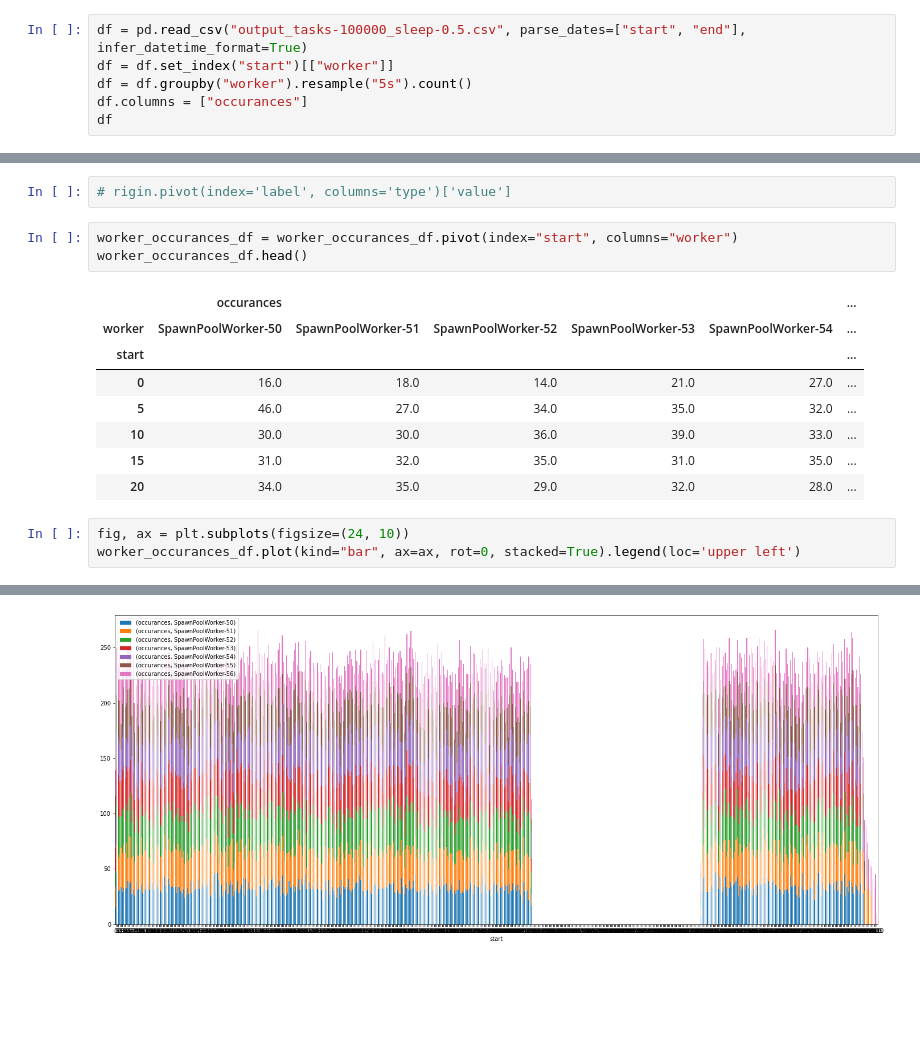
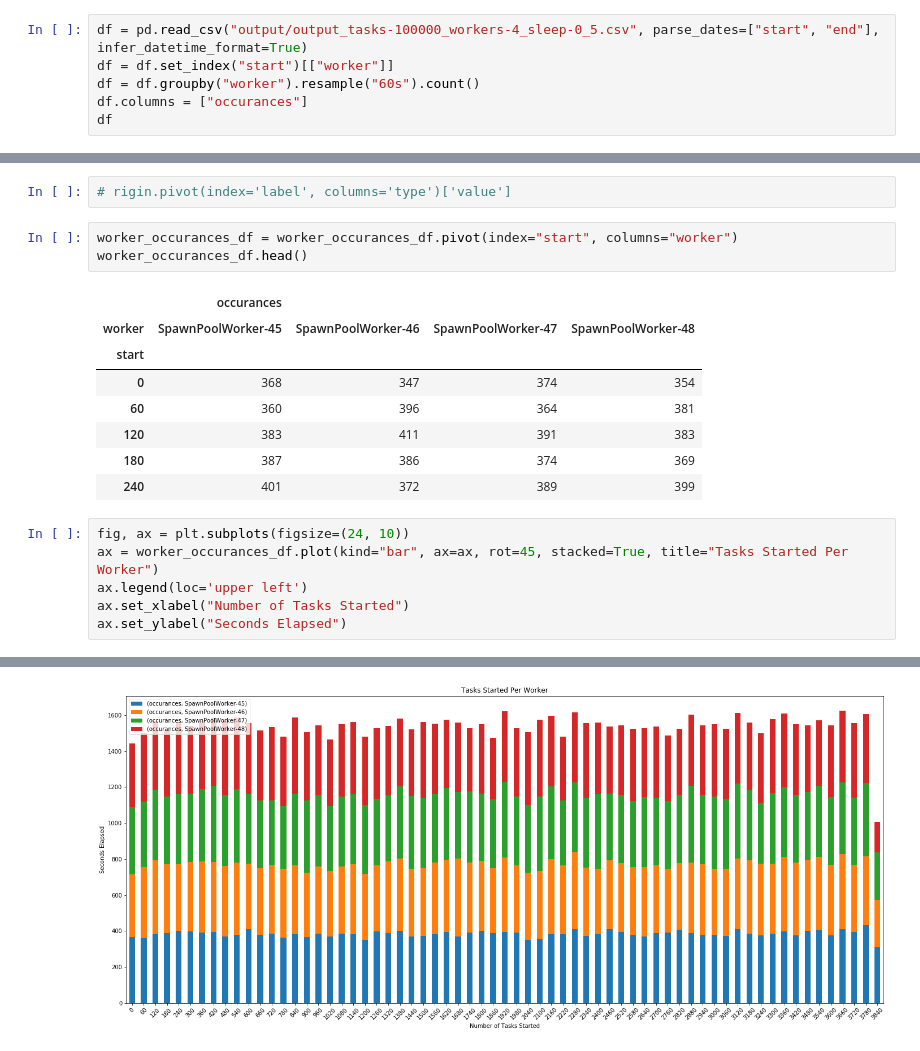
Before and after one commit to ryancollingwood/PythonConcurrency, a Jupyter notebook: Start Times.ipynb, the cells around one changed output, grey strips where cells are left out. Drawn from its saved outputs; the diff is of its cells as text; blank space fills up the shorter version.

Commit message:
update readme and generation of plots

```diff
--- a/Start Times.ipynb
+++ b/Start Times.ipynb
@@ -3,9 +3,9 @@ import pandas as pd
 import numpy as np
 import matplotlib.pyplot as plt
 # %%
-df = pd.read_csv("output_tasks-100000_sleep-0.5.csv", parse_dates=["start", "end"], infer_datetime_format=True)
+df = pd.read_csv("output/output_tasks-100000_workers-4_sleep-0_5.csv", parse_dates=["start", "end"], infer_datetime_format=True)
 df = df.set_index("start")[["worker"]]
-df = df.groupby("worker").resample("5s").count()
+df = df.groupby("worker").resample("60s").count()
 df.columns = ["occurances"]
 df
 # %% [output]
@@ -92,15 +92,18 @@ worker_occurances_df.head()
 worker_occurances_df = worker_occurances_df.pivot(index="start", columns="worker")
 worker_occurances_df.head()
 # %% [output]
-|  | occurances |  |  |  |  | ... |
-| worker | SpawnPoolWorker-50 | SpawnPoolWorker-51 | SpawnPoolWorker-52 | SpawnPoolWorker-53 | SpawnPoolWorker-54 | ... |
-| start |  |  |  |  |  | ... |
-| 0 | 16.0 | 18.0 | 14.0 | 21.0 | 27.0 | ... |
-| 5 | 46.0 | 27.0 | 34.0 | 35.0 | 32.0 | ... |
-| 10 | 30.0 | 30.0 | 36.0 | 39.0 | 33.0 | ... |
-| 15 | 31.0 | 32.0 | 35.0 | 31.0 | 35.0 | ... |
-| 20 | 34.0 | 35.0 | 29.0 | 32.0 | 28.0 | ... |
+|  | occurances |  |  |  |
+| worker | SpawnPoolWorker-45 | SpawnPoolWorker-46 | SpawnPoolWorker-47 | SpawnPoolWorker-48 |
+| start |  |  |  |  |
+| 0 | 368 | 347 | 374 | 354 |
+| 60 | 360 | 396 | 364 | 381 |
+| 120 | 383 | 411 | 391 | 383 |
+| 180 | 387 | 386 | 374 | 369 |
+| 240 | 401 | 372 | 389 | 399 |
 # %%
 fig, ax = plt.subplots(figsize=(24, 10))
-worker_occurances_df.plot(kind="bar", ax=ax, rot=0, stacked=True).legend(loc='upper left')
+ax = worker_occurances_df.plot(kind="bar", ax=ax, rot=45, stacked=True, title="Tasks Started Per Worker")
+ax.legend(loc='upper left')
+ax.set_xlabel("Number of Tasks Started")
+ax.set_ylabel("Seconds Elapsed")
 # %% [output]
@@ -108 +111 @@ worker_occurances_df.plot(kind="bar", ax=ax, rot=0, stacked=True).legend(loc='up
-[figure, old version]
+[figure, new version]
```
Also changed, not shown: parts of 7 cells of this notebook, 2 other files.
